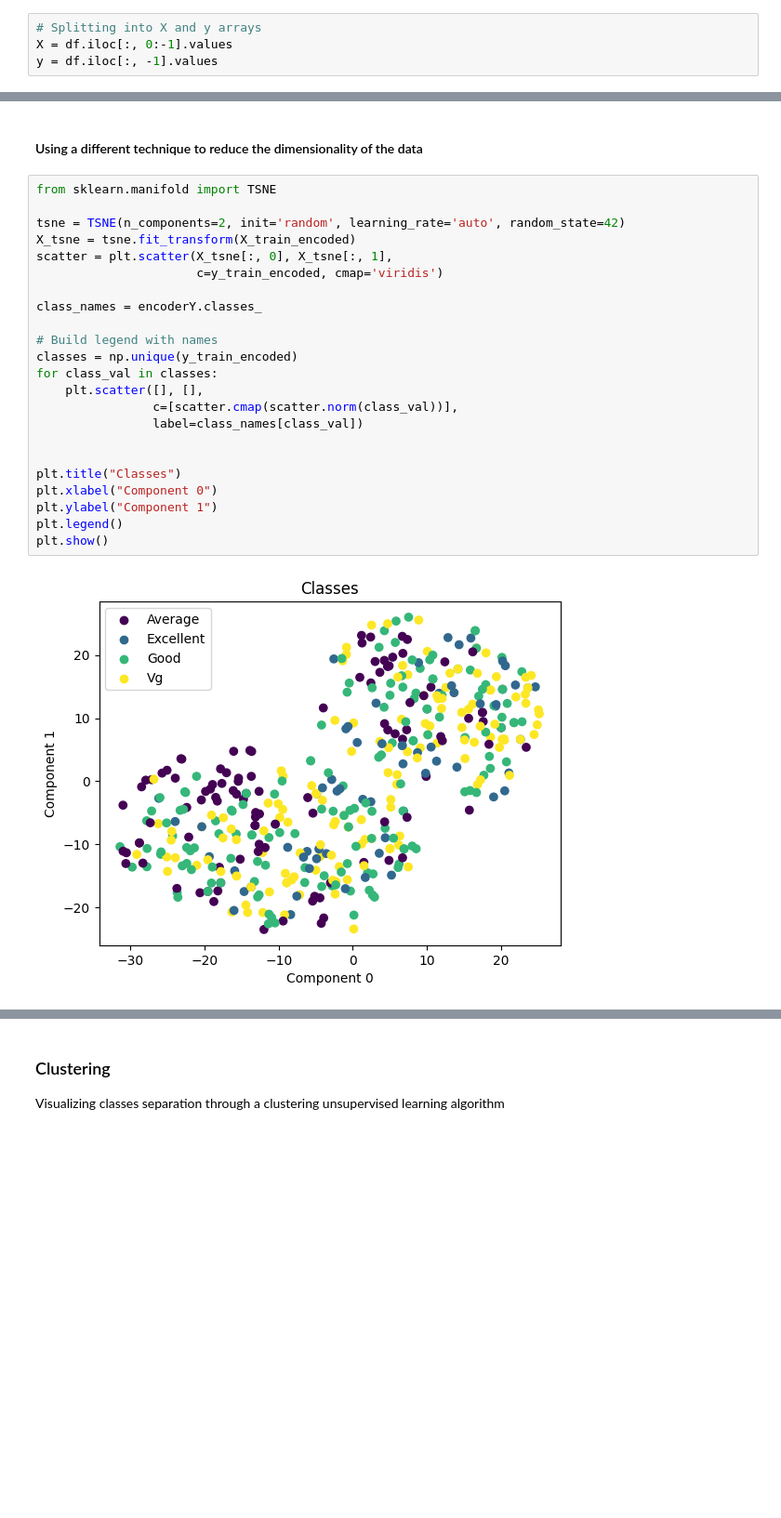
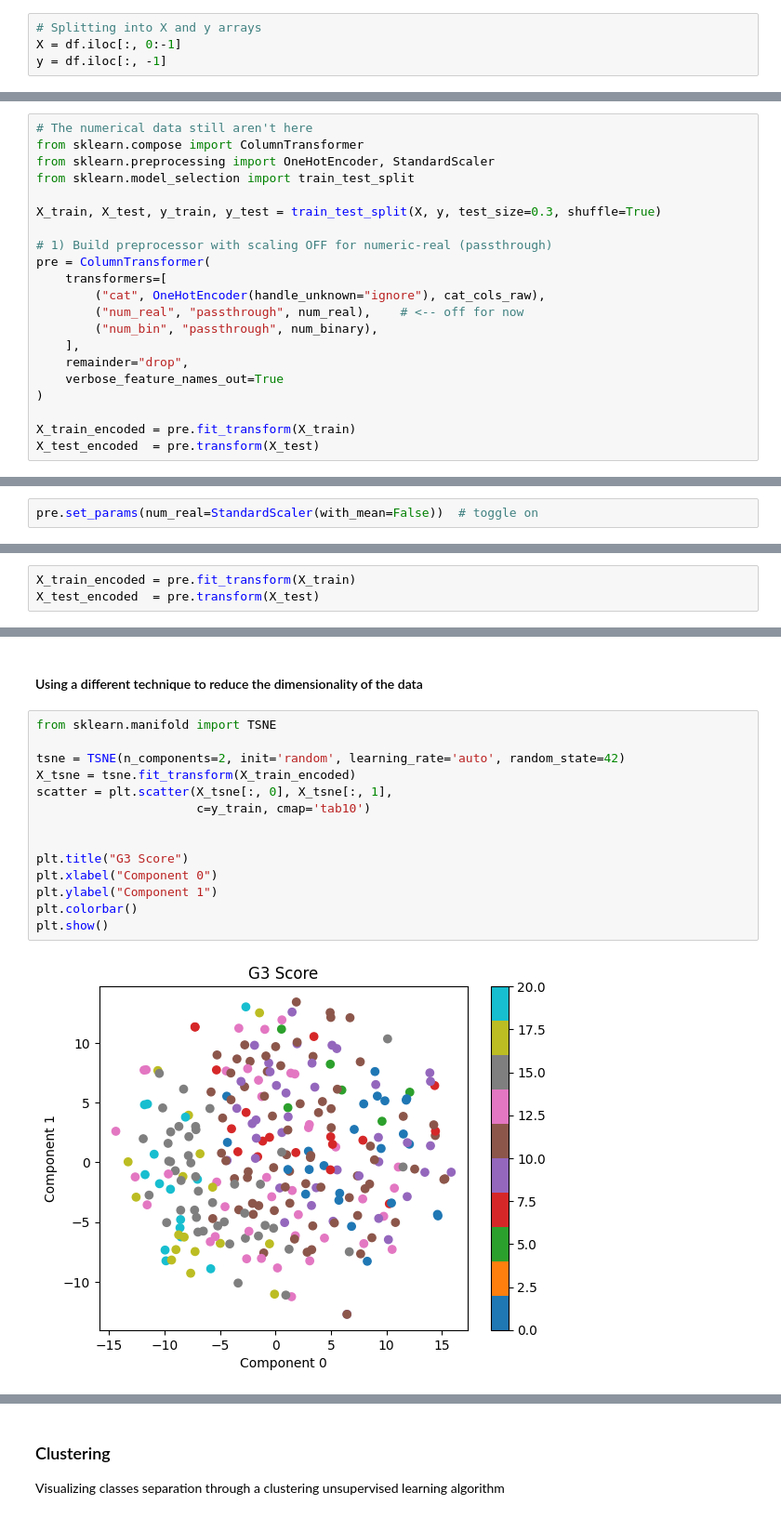
Before and after one commit to Purinat33/Machine-Learning-Project-1, a Jupyter notebook: proj1.ipynb, the cells around one changed output, grey strips where cells are left out. Shown at 93% size. Cells and saved outputs as stored; diff of their text form; blank space fills up the shorter version.

```diff
--- a/proj1.ipynb
+++ b/proj1.ipynb
@@ -138,8 +149,8 @@ plt.show()
 #### Generate `X` (features) and `y` (target)
 # %%
 # Splitting into X and y arrays
-X = df.iloc[:, 0:-1].values
-y = df.iloc[:, -1].values
+X = df.iloc[:, 0:-1]
+y = df.iloc[:, -1]
 # %% [markdown]
 Now that we have inspected the original data and found no irregularity like missing values, we can now start preprocessing for the machine learning process by:
 
@@ -162,0 +198,21 @@ y_test_encoded = encoderY.transform(y_test)
+# %%
+# The numerical data still aren't here
+from sklearn.compose import ColumnTransformer
+from sklearn.preprocessing import OneHotEncoder, StandardScaler
+from sklearn.model_selection import train_test_split
+
+X_train, X_test, y_train, y_test = train_test_split(X, y, test_size=0.3, shuffle=True)
+
+# 1) Build preprocessor with scaling OFF for numeric-real (passthrough)
+pre = ColumnTransformer(
+    transformers=[
+        ("cat", OneHotEncoder(handle_unknown="ignore"), cat_cols_raw),
+        ("num_real", "passthrough", num_real),    # <-- off for now
+        ("num_bin", "passthrough", num_binary),
+    ],
+    remainder="drop",
+    verbose_feature_names_out=True
+)
+
+X_train_encoded = pre.fit_transform(X_train)
+X_test_encoded  = pre.transform(X_test)
@@ -162,0 +232,2 @@ y_test_encoded = encoderY.transform(y_test)
+# %%
+pre.set_params(num_real=StandardScaler(with_mean=False))  # toggle on
@@ -162,0 +247,3 @@ y_test_encoded = encoderY.transform(y_test)
+# %%
+X_train_encoded = pre.fit_transform(X_train)
+X_test_encoded  = pre.transform(X_test)
@@ -201,26 +291,17 @@ The plot shows that the classes cannot be distinctly separated using a linear di
 # %%
 from sklearn.manifold import TSNE
 
 tsne = TSNE(n_components=2, init='random', learning_rate='auto', random_state=42)
 X_tsne = tsne.fit_transform(X_train_encoded)
 scatter = plt.scatter(X_tsne[:, 0], X_tsne[:, 1],
-                      c=y_train_encoded, cmap='viridis')
-
-class_names = encoderY.classes_
-
-# Build legend with names
-classes = np.unique(y_train_encoded)
-for class_val in classes:
-    plt.scatter([], [],
-                c=[scatter.cmap(scatter.norm(class_val))],
-                label=class_names[class_val])
+                      c=y_train, cmap='tab10')
 
 
-plt.title("Classes")
+plt.title("G3 Score")
 plt.xlabel("Component 0")
 plt.ylabel("Component 1")
-plt.legend()
+plt.colorbar()
 plt.show()
 # %% [output]
-[figure, old version]
+[figure, new version]
 # %% [markdown]
```
Also changed, not shown: parts of 30 cells of this notebook, 3 other files.
